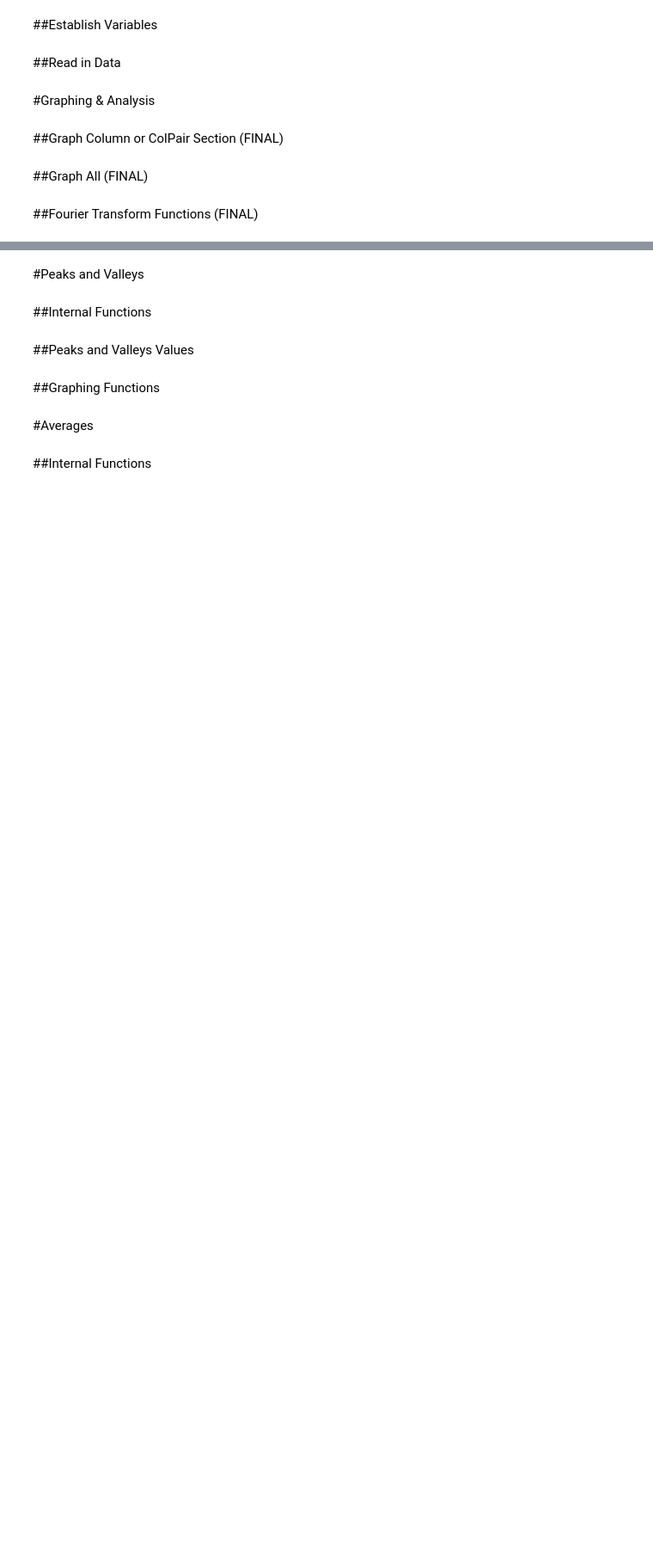
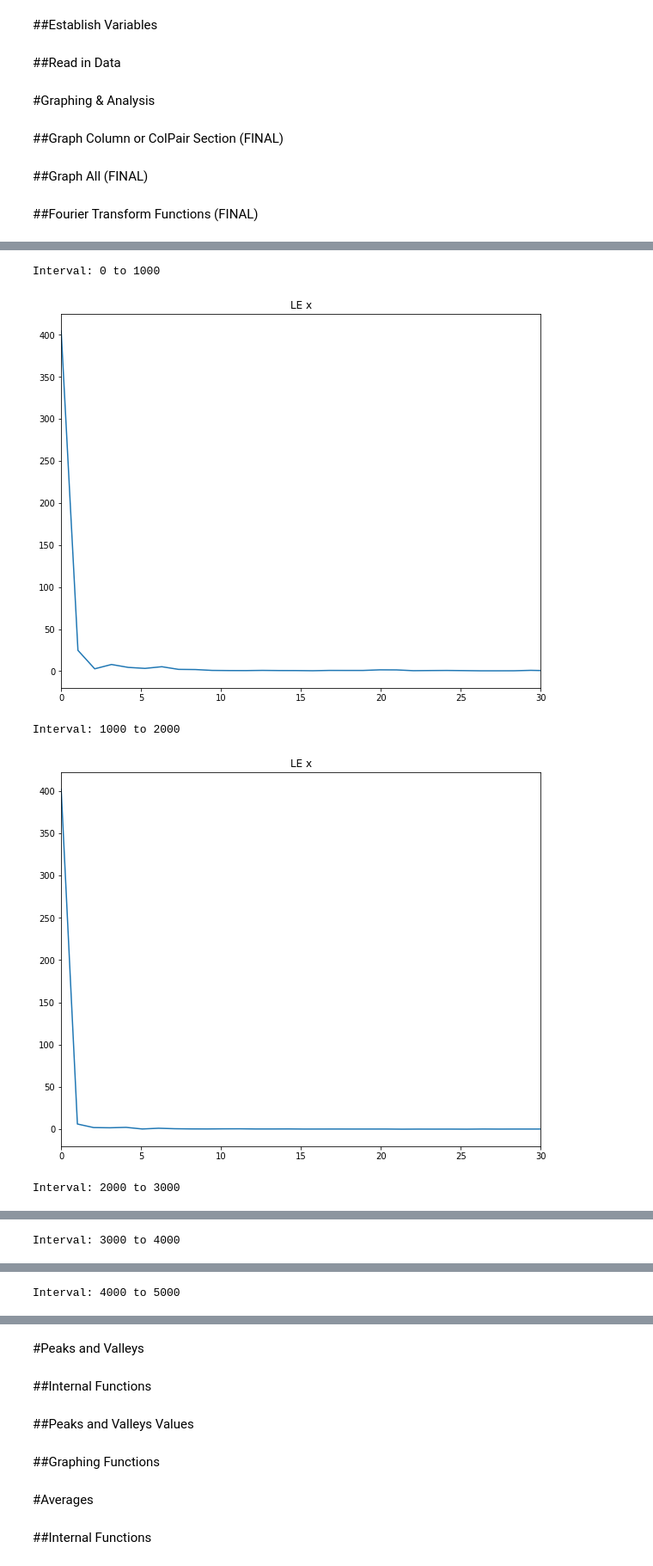
Before and after one commit to DhaneshTikoo/FacialDataProject, a Jupyter notebook: FacialDataProject.ipynb, the cells around one changed output, grey strips where cells are left out. Shown: that part at 86% size. Cells and saved outputs as stored; diff of their text form; code cells hidden in the pictures; blank space fills up the shorter version.

```diff
--- a/FacialDataProject.ipynb
+++ b/FacialDataProject.ipynb
@@ -453,3 +461,11 @@ def fourierTransformAutoInterval(df = data, col = "LE x", interval = 1000, xlim
     fourierTransformInterval(df, col, ms, ms+interval, xlim, ylim)
     ms+=interval
   fourierTransformInterval(df, col, ms, max(df[Milliseconds]), xlim, ylim)
+# %%
+fourierTransformAutoInterval(dfs[0], "LE x")
+# %% [output]
+Interval: 0 to 1000
+[figure, added]
+Interval: 1000 to 2000
+[figure, added]
+Interval: 2000 to 3000
@@ -455,0 +473 @@ def fourierTransformAutoInterval(df = data, col = "LE x", interval = 1000, xlim
+Interval: 3000 to 4000
@@ -455,0 +475 @@ def fourierTransformAutoInterval(df = data, col = "LE x", interval = 1000, xlim
+Interval: 4000 to 5000
```
Also changed, not shown: parts of 5 cells of this notebook.
